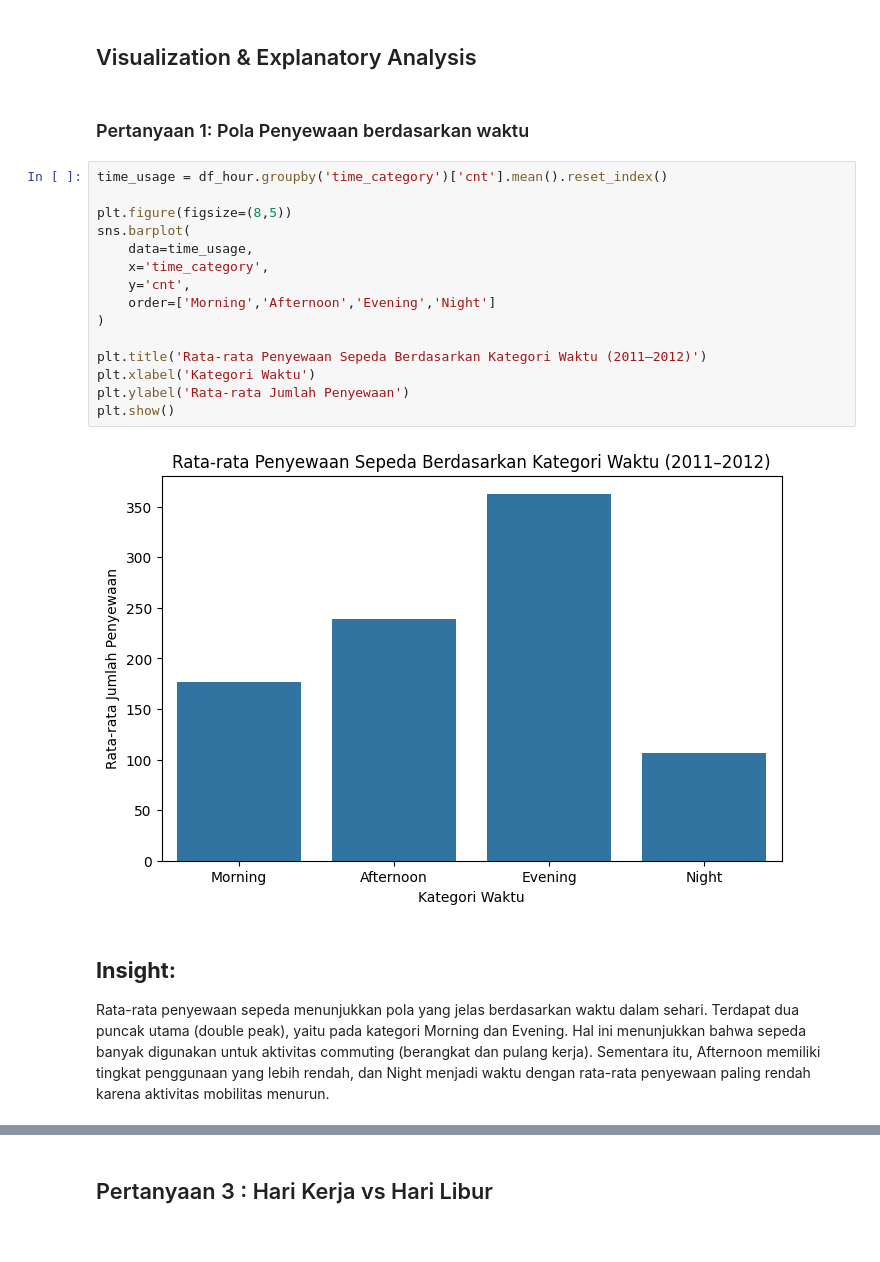
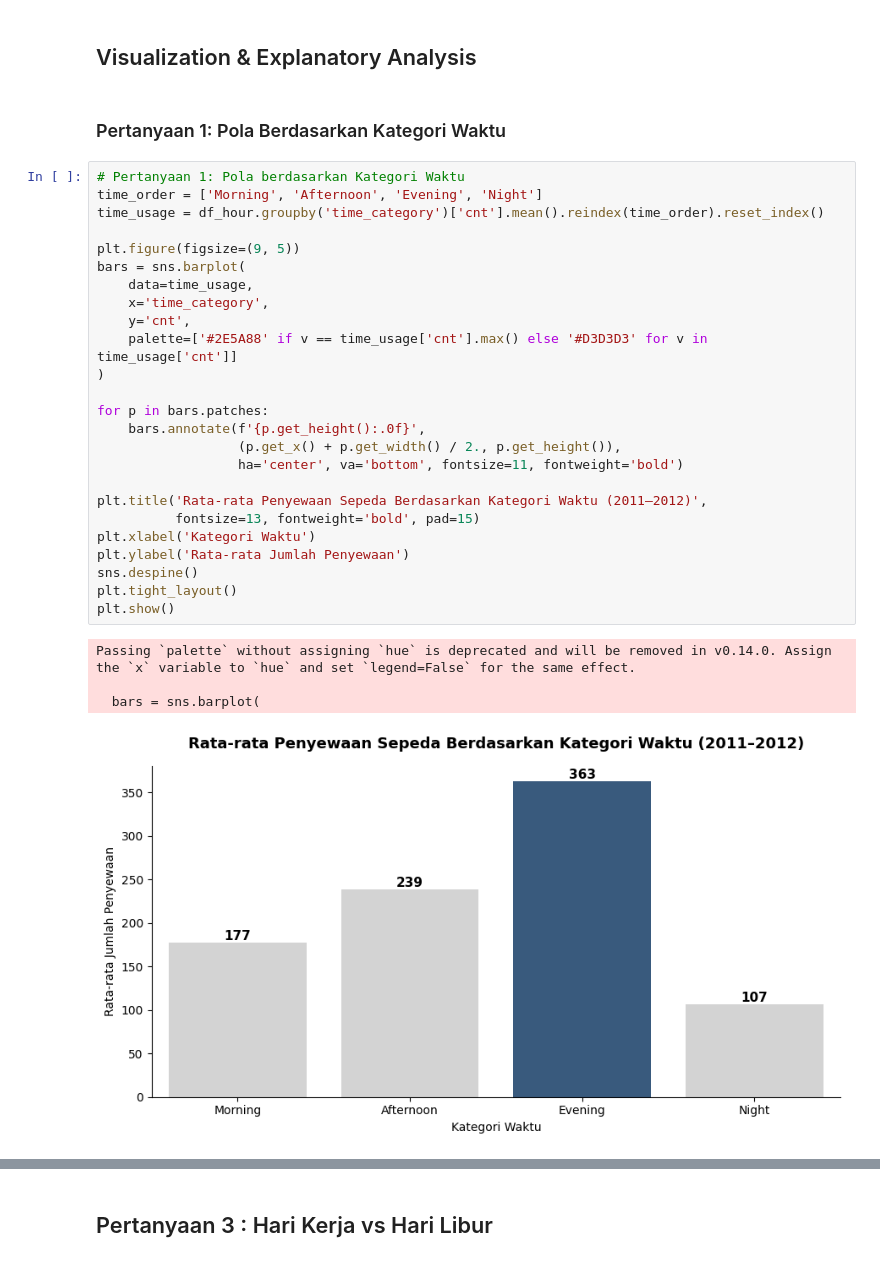
Before and after one commit to Nntandhyp/bike-dashboard, a Jupyter notebook: Proyek_Analisis_Data.ipynb, the cells around one changed output, grey strips where cells are left out. Saved outputs shown, nothing was run; the diff lists cells and outputs as text.

```diff
--- a/Proyek_Analisis_Data.ipynb
+++ b/Proyek_Analisis_Data.ipynb
@@ -325,25 +408,34 @@ Insight:
 # %% [markdown]
 ## Visualization & Explanatory Analysis
 # %% [markdown]
-### Pertanyaan 1: Pola Penyewaan berdasarkan waktu
+### Pertanyaan 1: Pola Berdasarkan Kategori Waktu
 # %%
-time_usage = df_hour.groupby('time_category')['cnt'].mean().reset_index()
+# Pertanyaan 1: Pola berdasarkan Kategori Waktu
+time_order = ['Morning', 'Afternoon', 'Evening', 'Night']
+time_usage = df_hour.groupby('time_category')['cnt'].mean().reindex(time_order).reset_index()
 
-plt.figure(figsize=(8,5))
-sns.barplot(
+plt.figure(figsize=(9, 5))
+bars = sns.barplot(
     data=time_usage,
     x='time_category',
     y='cnt',
-    order=['Morning','Afternoon','Evening','Night']
+    palette=['#2E5A88' if v == time_usage['cnt'].max() else '#D3D3D3' for v in time_usage['cnt']]
 )
 
-plt.title('Rata-rata Penyewaan Sepeda Berdasarkan Kategori Waktu (2011–2012)')
+for p in bars.patches:
+    bars.annotate(f'{p.get_height():.0f}',
+                  (p.get_x() + p.get_width() / 2., p.get_height()),
+                  ha='center', va='bottom', fontsize=11, fontweight='bold')
+
+plt.title('Rata-rata Penyewaan Sepeda Berdasarkan Kategori Waktu (2011–2012)',
+          fontsize=13, fontweight='bold', pad=15)
 plt.xlabel('Kategori Waktu')
 plt.ylabel('Rata-rata Jumlah Penyewaan')
+sns.despine()
+plt.tight_layout()
 plt.show()
 # %% [output]
+Passing `palette` without assigning `hue` is deprecated and will be removed in v0.14.0. Assign the `x` variable to `hue` and set `legend=False` for the same effect.
+
+  bars = sns.barplot(
-[figure, old version]
+[figure, new version]
-# %% [markdown]
-**Insight:**
--
-Rata-rata penyewaan sepeda menunjukkan pola yang jelas berdasarkan waktu dalam sehari. Terdapat dua puncak utama (double peak), yaitu pada kategori Morning dan Evening. Hal ini menunjukkan bahwa sepeda banyak digunakan untuk aktivitas commuting (berangkat dan pulang kerja). Sementara itu, Afternoon memiliki tingkat penggunaan yang lebih rendah, dan Night menjadi waktu dengan rata-rata penyewaan paling rendah karena aktivitas mobilitas menurun.
```
Also changed, not shown: parts of 85 cells of this notebook, 6 other files.
